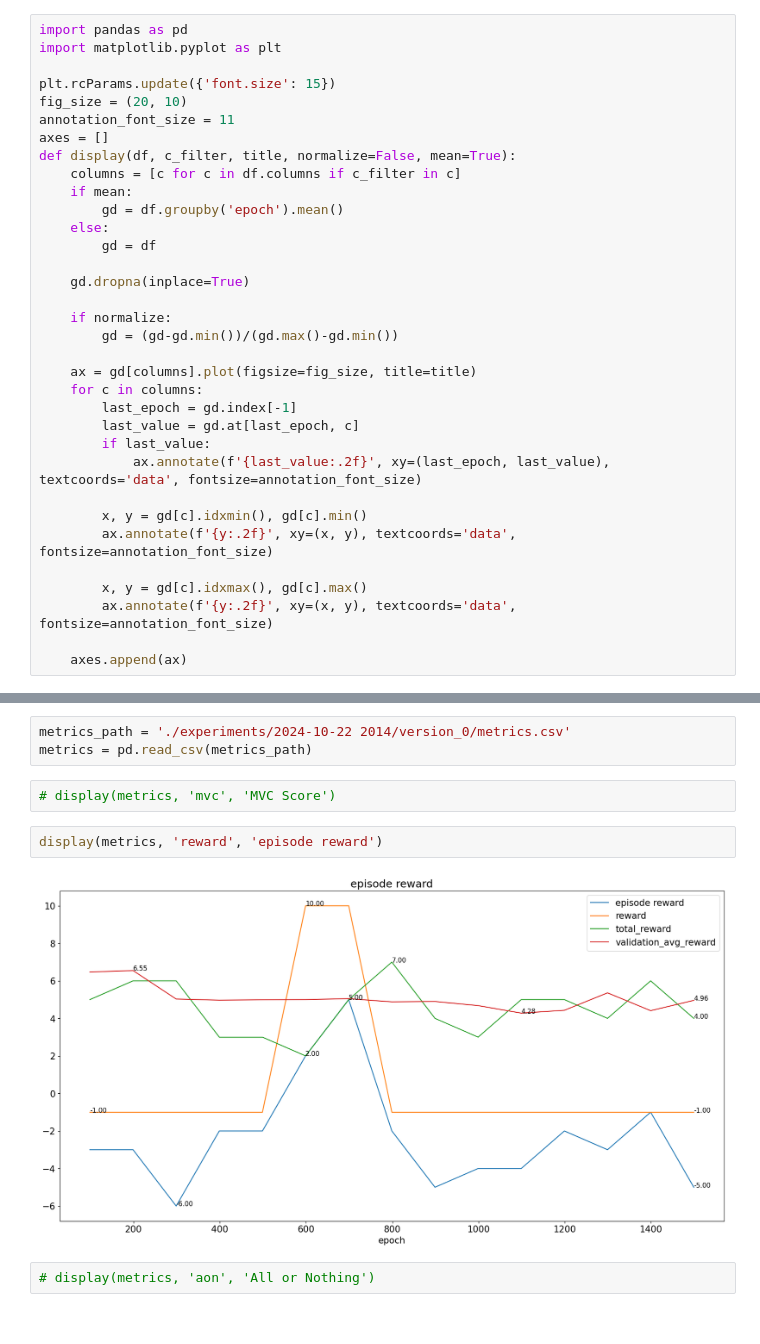
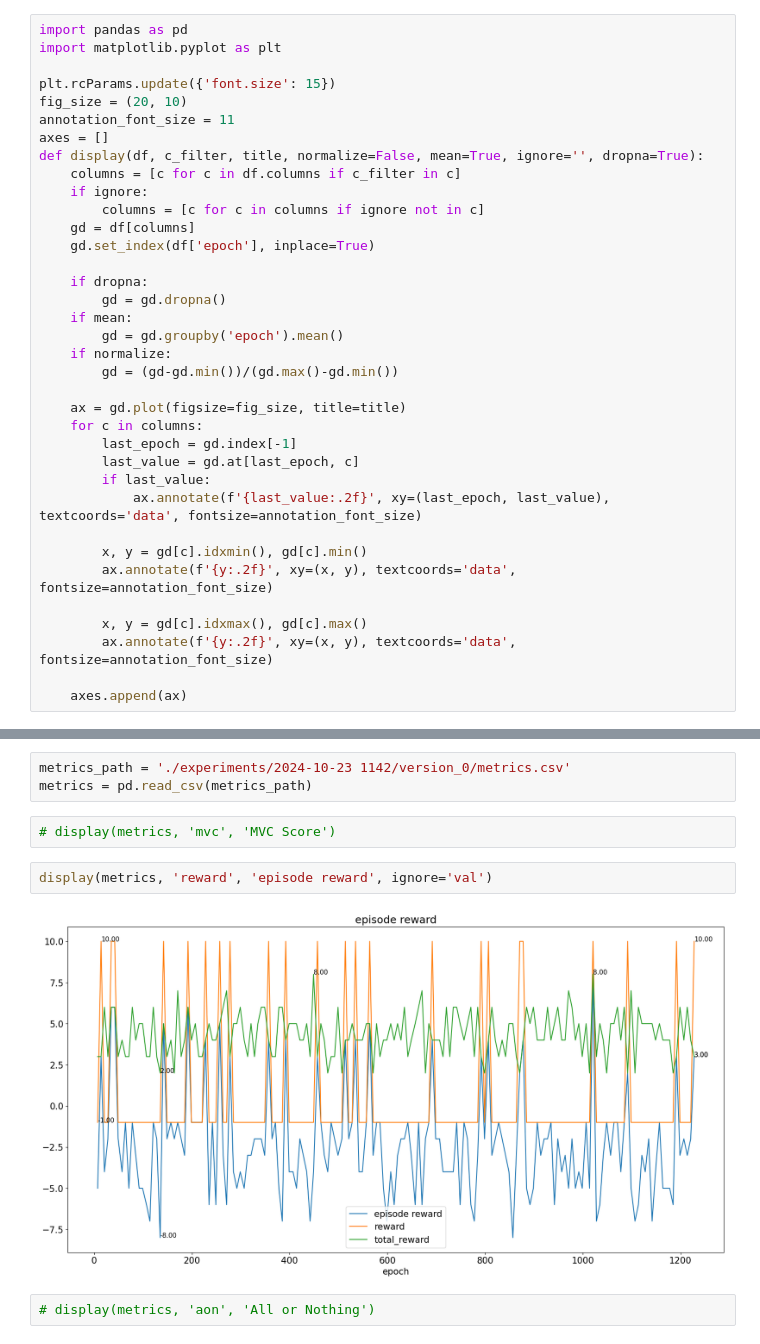
Before and after one commit to osnieltx/gnn-co, a Jupyter notebook: history_visualizer.ipynb, the cells around one changed output, grey strips where cells are left out. Saved outputs shown, nothing was run; the diff lists cells and outputs as text.

```diff
--- a/history_visualizer.ipynb
+++ b/history_visualizer.ipynb
@@ -6,19 +6,21 @@ plt.rcParams.update({'font.size': 15})
 fig_size = (20, 10)
 annotation_font_size = 11
 axes = []
-def display(df, c_filter, title, normalize=False, mean=True):
+def display(df, c_filter, title, normalize=False, mean=True, ignore='', dropna=True):
     columns = [c for c in df.columns if c_filter in c]
+    if ignore:
+        columns = [c for c in columns if ignore not in c]
+    gd = df[columns]
+    gd.set_index(df['epoch'], inplace=True)
+
+    if dropna:
+        gd = gd.dropna()
     if mean:
-        gd = df.groupby('epoch').mean()
-    else:
-        gd = df
-
-    gd.dropna(inplace=True)
-
+        gd = gd.groupby('epoch').mean()
     if normalize:
         gd = (gd-gd.min())/(gd.max()-gd.min())
 
-    ax = gd[columns].plot(figsize=fig_size, title=title)
+    ax = gd.plot(figsize=fig_size, title=title)
     for c in columns:
         last_epoch = gd.index[-1]
         last_value = gd.at[last_epoch, c]
@@ -42,12 +44,12 @@ params.pt                                     100%  495    16.1KB/s   00:00
 # %%
-metrics_path = './experiments/2024-10-22 2014/version_0/metrics.csv'
+metrics_path = './experiments/2024-10-23 1142/version_0/metrics.csv'
 metrics = pd.read_csv(metrics_path)
 # %%
 # display(metrics, 'mvc', 'MVC Score')
 # %%
-display(metrics, 'reward', 'episode reward')
+display(metrics, 'reward', 'episode reward', ignore='val')
 # %% [output]
-[figure, old version]
+[figure, new version]
 # %%
 # display(metrics, 'aon', 'All or Nothing')
 # %%
```
Also changed, not shown: parts of 7 cells of this notebook, 1 other file.
